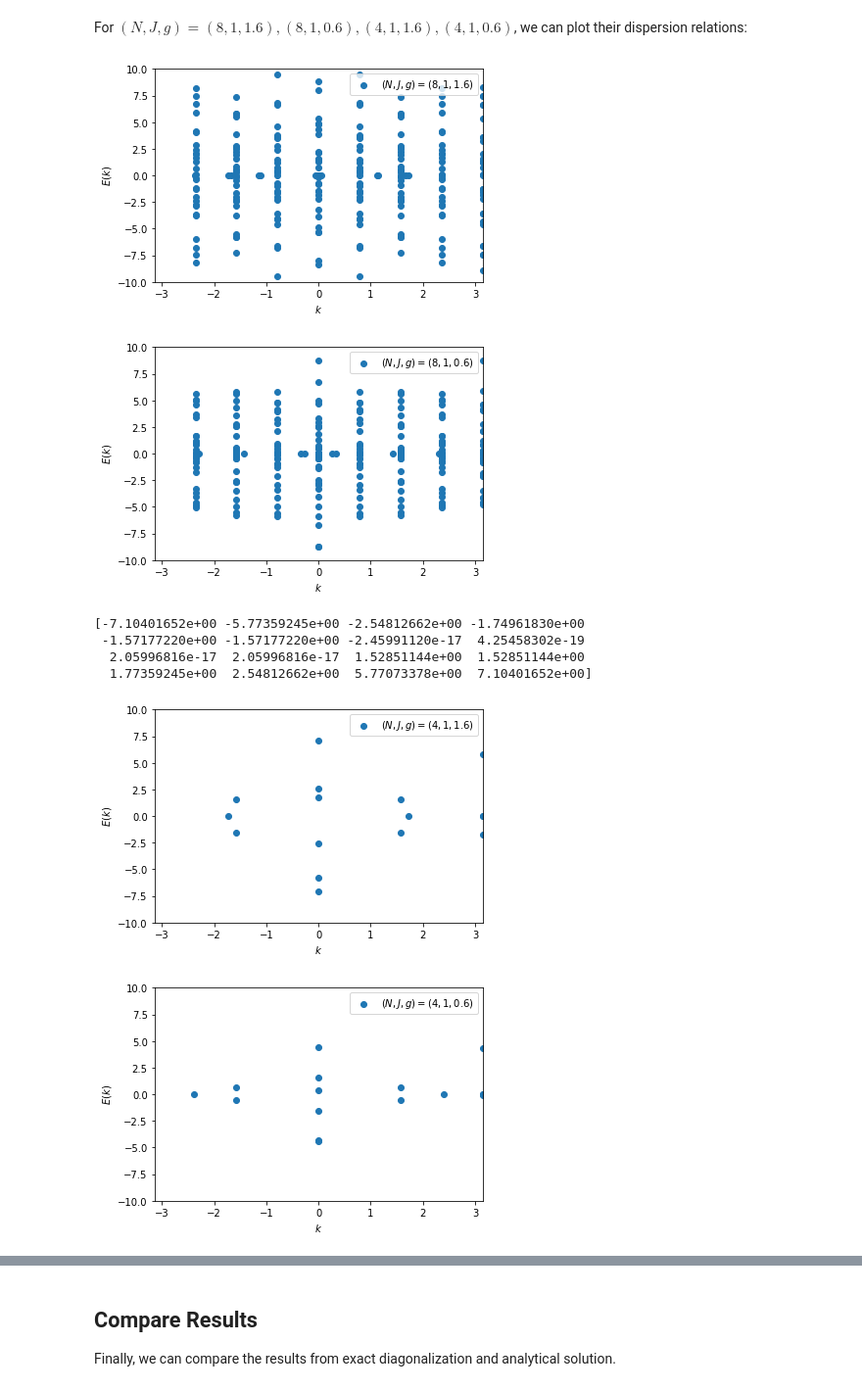
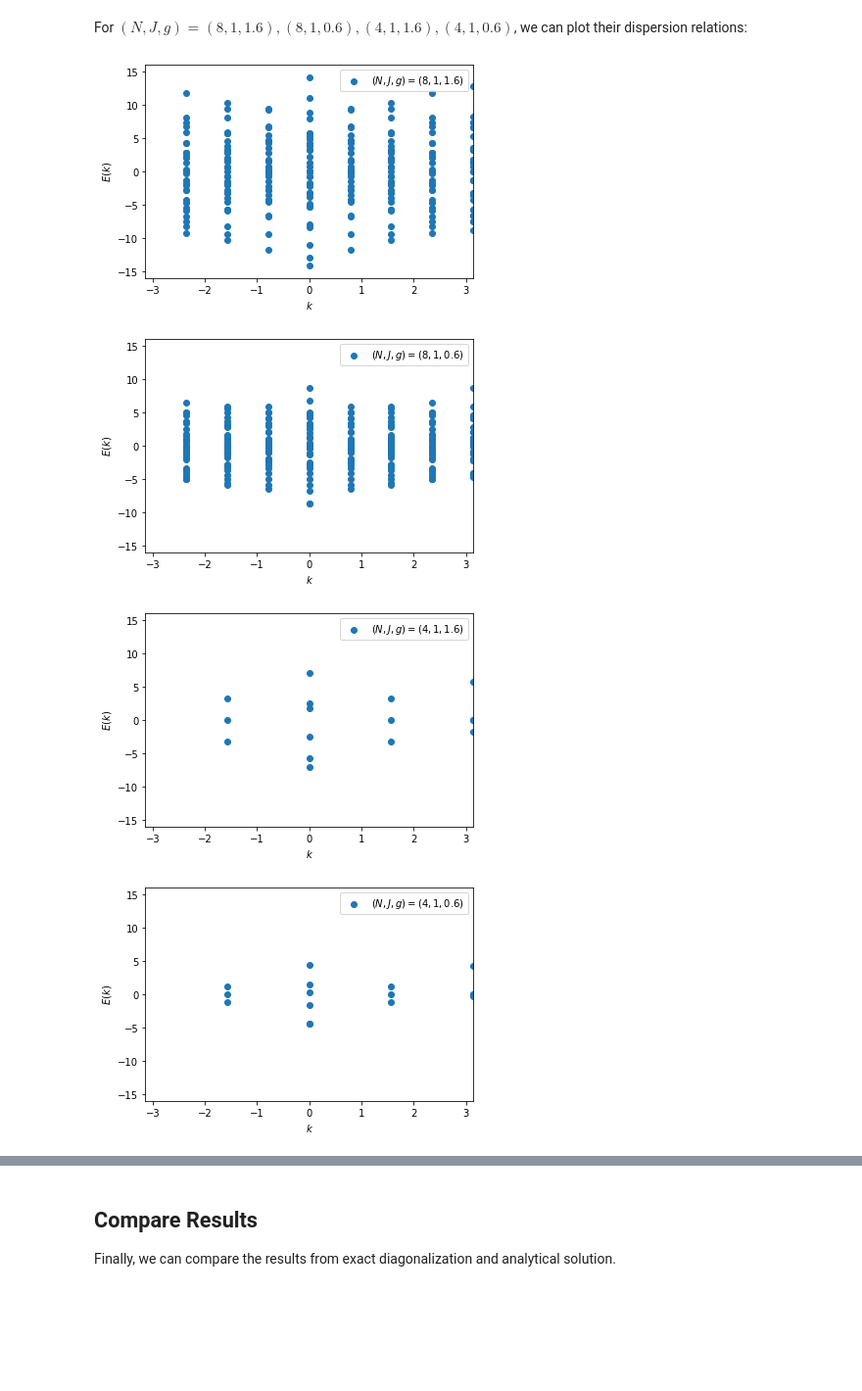
Before and after one commit to haimengzhao/computational-qm, a Jupyter notebook: task2/task2.ipynb, the cells around one changed output, grey strips where cells are left out. Shown at 98% size. Drawn from its saved outputs; the diff is of its cells as text; code cells hidden in the pictures; blank space fills up the shorter version.

```diff
--- a/task2/task2.ipynb
+++ b/task2/task2.ipynb
@@ -107,10 +121,7 @@ But we can make use of the eigenvectors to obtain $E$ and $k$ seperately.
 # %%
 def getDispersion(H, T):
-    HTEigVal, HTEigVec = np.linalg.eig(H @ T)
+    HTEigVal, HTEigVec = np.linalg.eig(H + T)
     E = np.real(np.diagonal(HTEigVec.conj().T @ H @ HTEigVec))
     k = np.real(np.angle(np.diagonal(HTEigVec.conj().T @ T @ HTEigVec)))
 
     return E, k
-# %%
-H, T = getHT(4, 1, 0.6)
-H@T-T@H
@@ -136,27 +130,21 @@ For $(N, J, g) = (8, 1, 1.6), (8, 1, 0.6), (4, 1, 1.6), (4, 1, 0.6)$, we can plo
 # %%
 import matplotlib.pyplot as plt
 %matplotlib inline
 for N, J, g in paramList:
     H, T = getHT(N, J, g)
     E, k = getDispersion(H, T)
-    if (N, g) == (4, 1.6):
-        print(np.sort(E))
     plt.scatter(k, E)
     plt.xlim(-np.pi, np.pi)
     plt.xlabel(r'$k$')
-    plt.ylim(-10, 10)
+    plt.ylim(-16, 16)
     plt.ylabel(r'$E(k)$')
     plt.legend([f'$(N, J, g)=({N}, {J}, {g})$'])
     plt.show()
 # %% [output]
-[figure, old version]
+[figure, new version]
-[figure, old version]
+[figure, new version]
-[-7.10401652e+00 -5.77359245e+00 -2.54812662e+00 -1.74961830e+00
- -1.57177220e+00 -1.57177220e+00 -2.45991120e-17  4.25458302e-19
-  2.05996816e-17  2.05996816e-17  1.52851144e+00  1.52851144e+00
-  1.77359245e+00  2.54812662e+00  5.77073378e+00  7.10401652e+00]
-[figure, old version]
+[figure, new version]
-[figure, old version]
+[figure, new version]
 # %% [markdown]
 ## Analytical Solution
 The analytical solution can be obtained by applying Jordan-Wigner and Bogliubov transformation.
```
Also changed, not shown: parts of 10 cells of this notebook.
